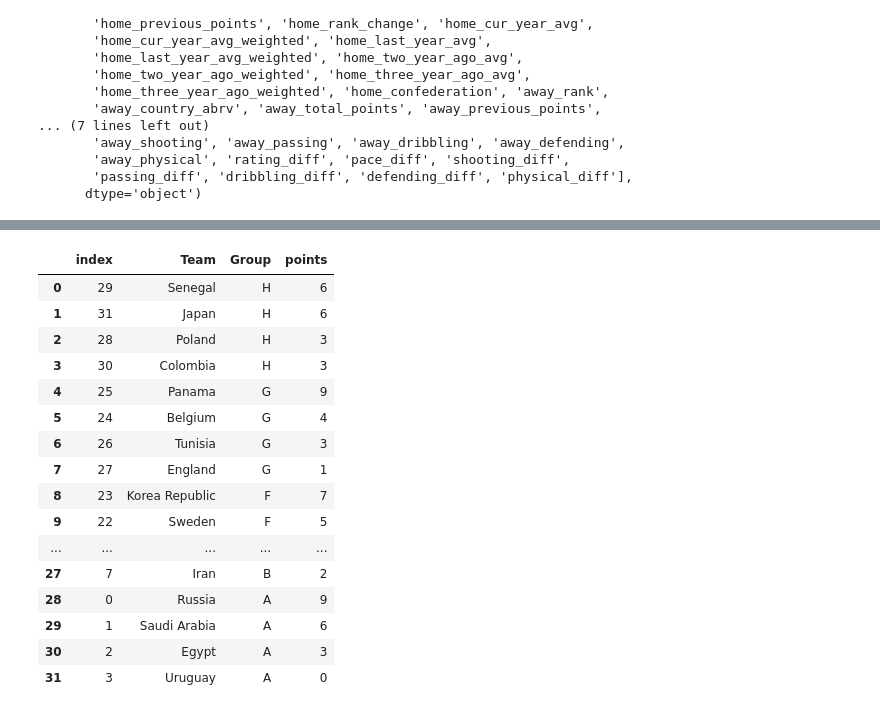
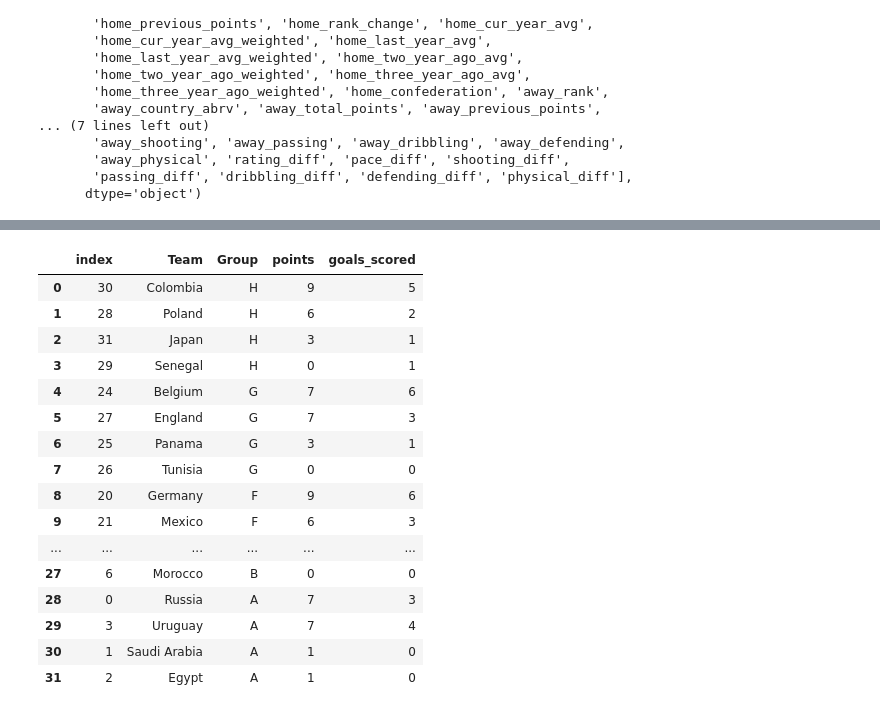
Before and after one commit to Villux/world_cup, a Jupyter notebook: world_cup_predictor.ipynb, the cells around one changed output, grey strips where cells are left out. Cells and saved outputs as stored; diff of their text form; code cells hidden in the pictures.

```diff
--- a/world_cup_predictor.ipynb
+++ b/world_cup_predictor.ipynb
@@ -285,14 +384,14 @@ def predict_score(data_row, sign_model, home_goal_model, away_goal_model, tie_mo
         goals = int(tie_goal_model.predict(data_row)[0])
         home_goals, away_goals = goals, goals
     else:
-        home_goals = home_goal_model.predict_proba(data_row)[0]
-        away_goals = away_goal_model.predict_proba(data_row)[0]
+        home_goals_prob = home_goal_model.predict_proba(data_row)[0]
+        away_goals_prob = away_goal_model.predict_proba(data_row)[0]
 
-        N = len(home_goals)
-        M = len(away_goals)
+        N = len(home_goals_prob)
+        M = len(away_goals_prob)
         min_shape = min(N, M)
 
-        goal_matrix = np.outer(home_goals, away_goals)
+        goal_matrix = np.outer(home_goals_prob, away_goals_prob)
 
         # make square
         goal_matrix = goal_matrix[:min_shape, :min_shape]
@@ -310,7 +409,7 @@ def predict_score(data_row, sign_model, home_goal_model, away_goal_model, tie_mo
             home_goals, away_goals = np.unravel_index(a.argmax(), a.shape)
             assert(home_goals < away_goals)
 
-    return home_goals, away_goals, game_winner
+    return home_goals, away_goals, game_winner, home_goals_prob, away_goals_prob
 # %%
 game_predictions = []
 
@@ -364,22 +480,16 @@ def get_prediction_row(home, away):
     row = pd.DataFrame(np.array([[np.nan] * len(feature_columns)]), columns=feature_columns)
 
     home_row = dataset[(dataset["home_team"] == home) | (dataset["away_team"] == home)].tail(1)
-    if home_row["home_team"].item() == home:
-        home_elo = home_row["home_elo"].item()
-    else:
-        home_elo = home_row["away_elo"].item()
-
     away_row = dataset[(dataset["home_team"] == away) | (dataset["away_team"] == away)].tail(1)
-    if away_row["home_team"].item() == away:
-        away_elo = away_row["home_elo"].item()
-    else:
-        away_elo = away_row["away_elo"].item()
-    row["elo_diff"] = home_elo - away_elo
 
     home_rank = world_cup[world_cup["Team"] == home]["Current FIFA rank"].item()
     away_rank = world_cup[world_cup["Team"] == away]["Current FIFA rank"].item()
 
+    home_elo = world_cup[world_cup["Team"] == home]["elo_ranking"].item()
+    away_elo = world_cup[world_cup["Team"] == away]["elo_ranking"].item()
+
     row["rank_diff"] = home_rank - away_rank
+    row["elo_diff"] = home_elo - away_elo
 
     row["home_rank_change"] = world_cup[world_cup["Team"] == home]["Rank Change"].item()
     row["away_rank_change"] = world_cup[world_cup["Team"] == away]["Rank Change"].item()
@@ -425,3 +535,9 @@ def get_prediction_row(home, away):
     row.fillna(0, inplace=True)
 
     return row
+# %%
+wlt_model = get_wlt_model(Xfinal, yfinal_home_win, Xfinal, yfinal_home_win, Xfinal, yfinal_home_win)
+wl_model = get_wl_model(Xfinal_wl, yfinal_wl_home_win, Xfinal_wl, yfinal_wl_home_win, Xfinal_wl, yfinal_wl_home_win)
+home_goal_model = get_home_goal_model(Xfinal, yfinal_home_goals, Xfinal, yfinal_home_goals, Xfinal, yfinal_home_goals)
+away_goal_model = get_away_goal_model(Xfinal, yfinal_away_goals, Xfinal, yfinal_away_goals, Xfinal, yfinal_away_goals)
+tie_goal_model = get_tie_model(Xfinal_tie, yfinal_tie, Xfinal_tie, yfinal_tie, Xfinal_tie, yfinal_tie)
@@ -442,11 +596,12 @@ for group in set(world_cup['Group']):
         print("{} vs. {}: ".format(home, away), end='')
 
         row = get_prediction_row(home, away)
-        home_goals, away_goals, game_winner = predict_score(row,
+        home_goals, away_goals, game_winner, hg_prob, ag_prob = predict_score(row,
                                                             wlt_model,
                                                             home_goal_model,
                                                             away_goal_model,
                                                             tie_goal_model)
+        import pdb; pdb.set_trace()
         if game_winner == 1:
             world_cup.loc[world_cup["Team"] == home, 'points'] += 3
 
@@ -537,25 +693,25 @@ for group in groups:
     second = shorted_standing[1]
     next_round = pd.concat([next_round, first.to_frame().T, second.to_frame().T])
 # %%
- world_cup[["Team", "Group", "points"]].sort_values(by=['Group', 'points'], ascending=False).reset_index()
+ world_cup[["Team", "Group", "points", "goals_scored"]].sort_values(by=['Group', 'points'], ascending=False).reset_index()
 # %% [output]
-|  | index | Team | Group | points |
-| 0 | 29 | Senegal | H | 6 |
-| 1 | 31 | Japan | H | 6 |
-| 2 | 28 | Poland | H | 3 |
-| 3 | 30 | Colombia | H | 3 |
-| 4 | 25 | Panama | G | 9 |
-| 5 | 24 | Belgium | G | 4 |
-| 6 | 26 | Tunisia | G | 3 |
-| 7 | 27 | England | G | 1 |
-| 8 | 23 | Korea Republic | F | 7 |
-| 9 | 22 | Sweden | F | 5 |
-| ... | ... | ... | ... | ... |
-| 27 | 7 | Iran | B | 2 |
-| 28 | 0 | Russia | A | 9 |
-| 29 | 1 | Saudi Arabia | A | 6 |
-| 30 | 2 | Egypt | A | 3 |
-| 31 | 3 | Uruguay | A | 0 |
+|  | index | Team | Group | points | goals_scored |
+| 0 | 30 | Colombia | H | 9 | 5 |
+| 1 | 28 | Poland | H | 6 | 2 |
+| 2 | 31 | Japan | H | 3 | 1 |
+| 3 | 29 | Senegal | H | 0 | 1 |
+| 4 | 24 | Belgium | G | 7 | 6 |
+| 5 | 27 | England | G | 7 | 3 |
+| 6 | 25 | Panama | G | 3 | 1 |
+| 7 | 26 | Tunisia | G | 0 | 0 |
+| 8 | 20 | Germany | F | 9 | 6 |
+| 9 | 21 | Mexico | F | 6 | 3 |
+| ... | ... | ... | ... | ... | ... |
+| 27 | 6 | Morocco | B | 0 | 0 |
+| 28 | 0 | Russia | A | 7 | 3 |
+| 29 | 3 | Uruguay | A | 7 | 4 |
+| 30 | 1 | Saudi Arabia | A | 1 | 0 |
+| 31 | 2 | Egypt | A | 1 | 0 |
 # %%
 all_games[(all_games["home_team"] == "Japan") | (all_games["away_team"] == "Japan")]
 # %% [output]
```
Also changed, not shown: parts of 26 cells of this notebook.
